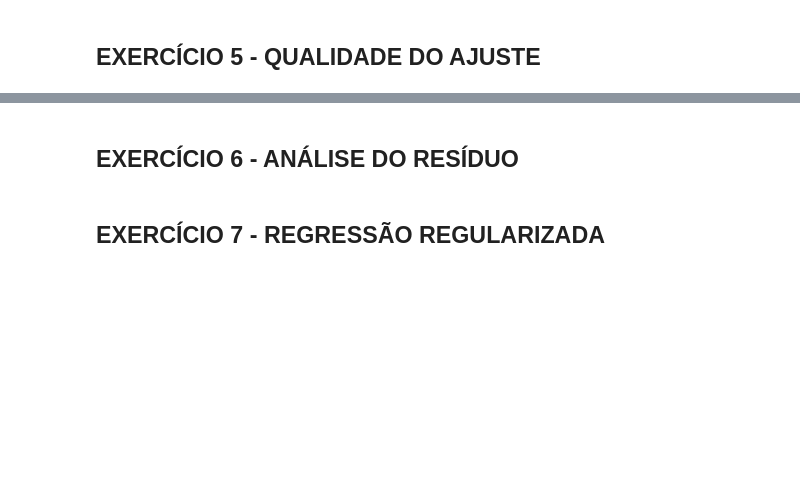
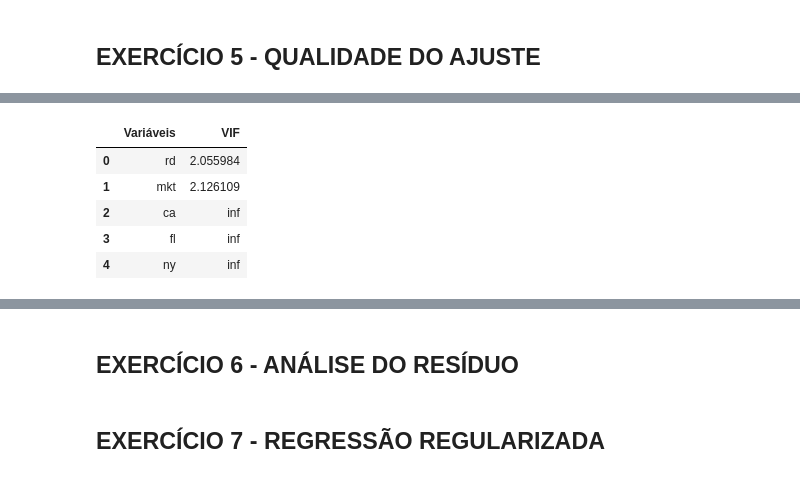
Before and after one commit to abakashi/dinamica_dex04_day05, a Jupyter notebook: Estatistica_avancada_ex.ipynb, the cells around one changed output, grey strips where cells are left out. Saved outputs shown, nothing was run; the diff lists cells and outputs as text; code cells hidden in the pictures; blank space fills up the shorter version.

```diff
--- a/Estatistica_avancada_ex.ipynb
+++ b/Estatistica_avancada_ex.ipynb
@@ -476,0 +563,15 @@ strong multicollinearity problems or that the design matrix is singular.
+# %%
+#Variance Inflation Factor- fator que deve ser considerado, via de regra, abaixo de 5
+#ou 10, a depender da literatura, para multicolinearidade das variaveis X (regressores).
+
+#criando um dataframe com o valor das VIF's das variáveis.
+pd.DataFrame({'Variáveis': xTreinoRed.columns[1:],
+              'VIF': [variance_inflation_factor(xTreinoRed.values, i + 1)
+                       for i in range(len(xTreinoRed.columns[1:]))]})
+# %% [output]
+|  | Variáveis | VIF |
+| 0 | rd | 2.055984 |
+| 1 | mkt | 2.126109 |
+| 2 | ca | inf |
+| 3 | fl | inf |
+| 4 | ny | inf |
```
Also changed, not shown: parts of 13 cells of this notebook.
